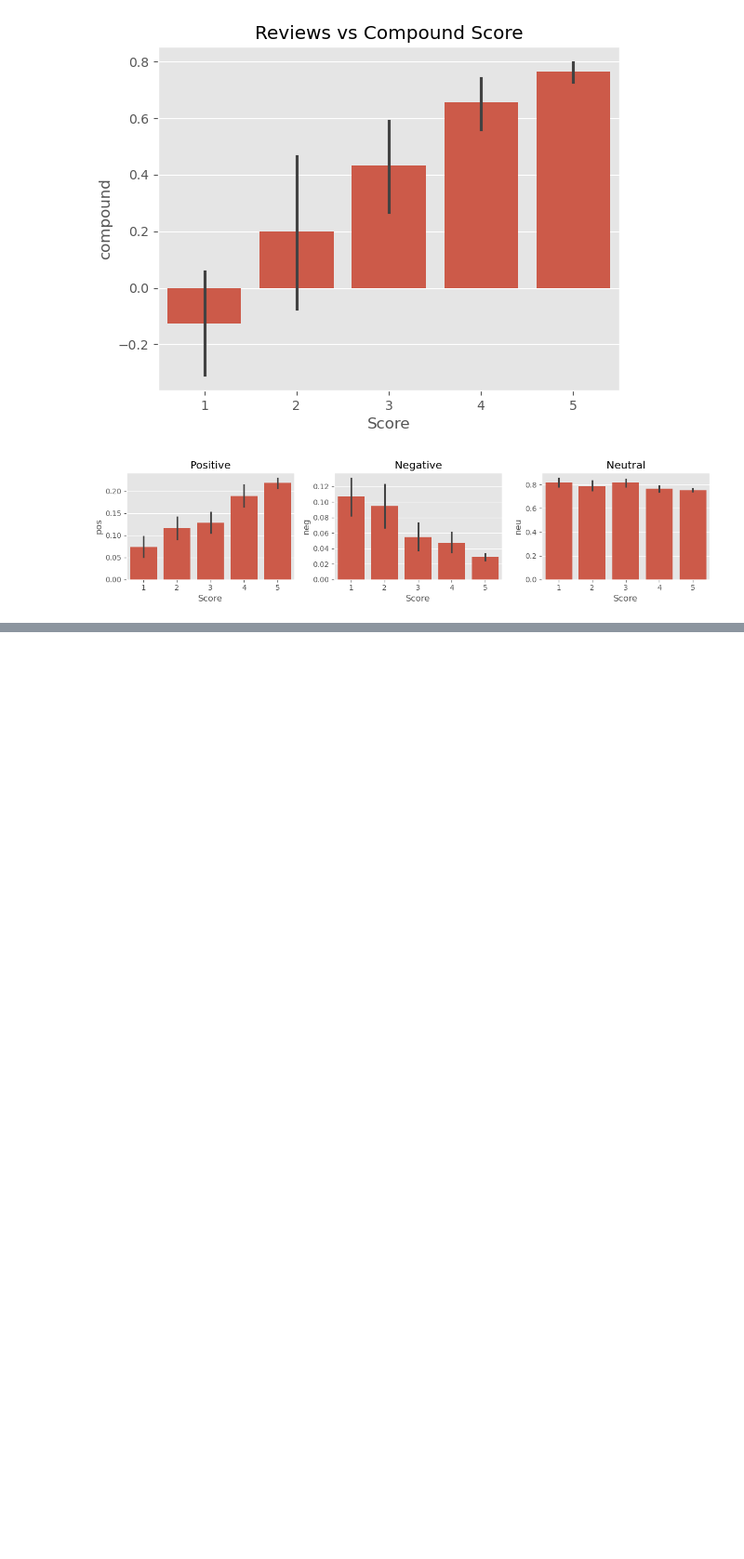
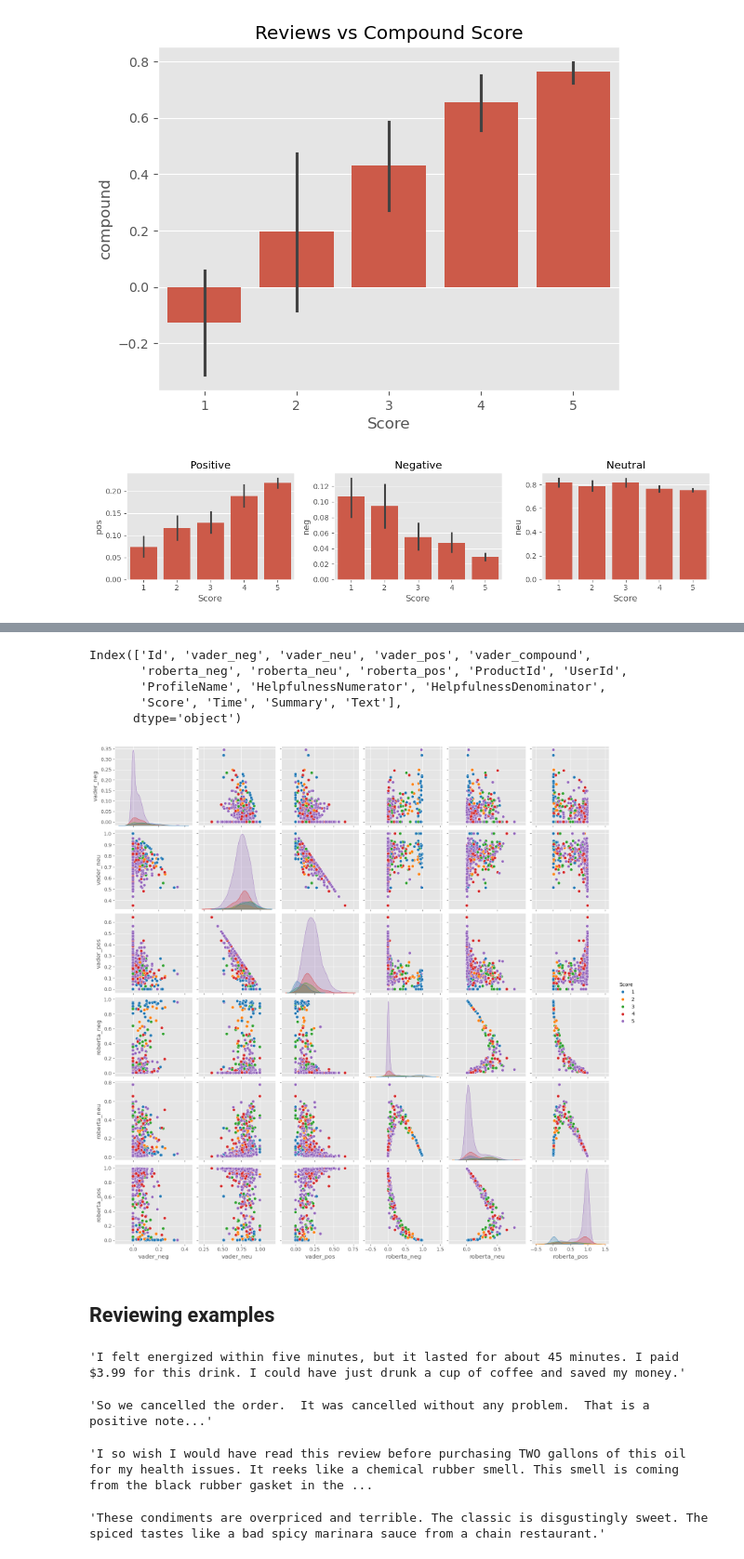
Before and after one commit to Vishesh3011/sentiment-analysis, a Jupyter notebook: sentiment-analysis.ipynb, the cells around one changed output, grey strips where cells are left out. Shown at 93% size. Drawn from its saved outputs; the diff is of its cells as text; code cells hidden in the pictures; blank space fills up the shorter version.

Commit message:
completed roberta modek

```diff
--- a/sentiment-analysis.ipynb
+++ b/sentiment-analysis.ipynb
@@ -182,0 +200,4 @@ plt.show()
+# %%
+MODEL = f"cardiffnlp/twitter-roberta-base-sentiment"
+tokenizer = AutoTokenizer.from_pretrained(MODEL)
+model = AutoModelForSequenceClassification.from_pretrained(MODEL)
@@ -182,0 +211,28 @@ plt.show()
+# %%
+# Roberta results
+def get_roberta_results(text):
+    encoded_text = tokenizer(text,  return_tensors='pt')
+    output = model(**encoded_text)
+    scores = output[0][0].detach().numpy()
+    scores = softmax(scores)
+    scores_dict = {
+        "roberta_neg": scores[0],
+        "roberta_neu": scores[1],
+        "roberta_pos": scores[2]
+    }
+    return scores_dict
+# %%
+res = {}
+for i, row in tqdm(df.iterrows(), total = len(df)):
+    try:
+        text = row['Text']
+        myId = row['Id']
+        vader_results = sia.polarity_scores(text)
+        renamed_vader_results = {}
+        for key, val in vader_results.items():
+            renamed_vader_results[f"vader_{key}"] = val
+        roberta_results = get_roberta_results(text)
+        both = {**renamed_vader_results, **roberta_results}
+        res[myId] = both
+    except RuntimeError:
+        print(f'Broke for id {myId}')
@@ -182,0 +242,5 @@ plt.show()
+# %%
+results_df = pd.DataFrame(res).T
+results_df = results_df.reset_index().rename(columns={'index': 'Id'})
+results_df = results_df.merge(df, how = 'left')
+results_df.head()
@@ -182,0 +254,33 @@ plt.show()
+# %%
+results_df.columns
+# %% [output]
+Index(['Id', 'vader_neg', 'vader_neu', 'vader_pos', 'vader_compound',
+       'roberta_neg', 'roberta_neu', 'roberta_pos', 'ProductId', 'UserId',
+       'ProfileName', 'HelpfulnessNumerator', 'HelpfulnessDenominator',
+       'Score', 'Time', 'Summary', 'Text'],
+      dtype='object')
+# %%
+sb.pairplot(data = results_df, vars = ['vader_neg', 'vader_neu', 'vader_pos', 'roberta_neg', 'roberta_neu', 'roberta_pos'], hue = 'Score', palette = 'tab10')
+plt.show()
+# %% [output]
+[figure, added]
+# %% [markdown]
+## Reviewing examples
+# %%
+# Most postive value of a review with score 1
+results_df.query('Score == 1').sort_values('roberta_pos', ascending = False)['Text'].values[0]
+# %% [output]
+'I felt energized within five minutes, but it lasted for about 45 minutes. I paid $3.99 for this drink. I could have just drunk a cup of coffee and saved my money.'
+# %%
+results_df.query('Score == 1').sort_values('vader_pos', ascending = False)['Text'].values[0]
+# %% [output]
+'So we cancelled the order.  It was cancelled without any problem.  That is a positive note...'
+# %%
+# Most negative value of a review with score 1
+results_df.query('Score == 1').sort_values('roberta_neg', ascending = False)['Text'].values[0]
+# %% [output]
+'I so wish I would have read this review before purchasing TWO gallons of this oil for my health issues. It reeks like a chemical rubber smell. This smell is coming from the black rubber gasket in the ...
+# %%
+results_df.query('Score == 1').sort_values('vader_neg', ascending = False)['Text'].values[0]
+# %% [output]
+'These condiments are overpriced and terrible. The classic is disgustingly sweet. The spiced tastes like a bad spicy marinara sauce from a chain restaurant.'
```
Also changed, not shown: parts of 17 cells of this notebook, 1 other file.
